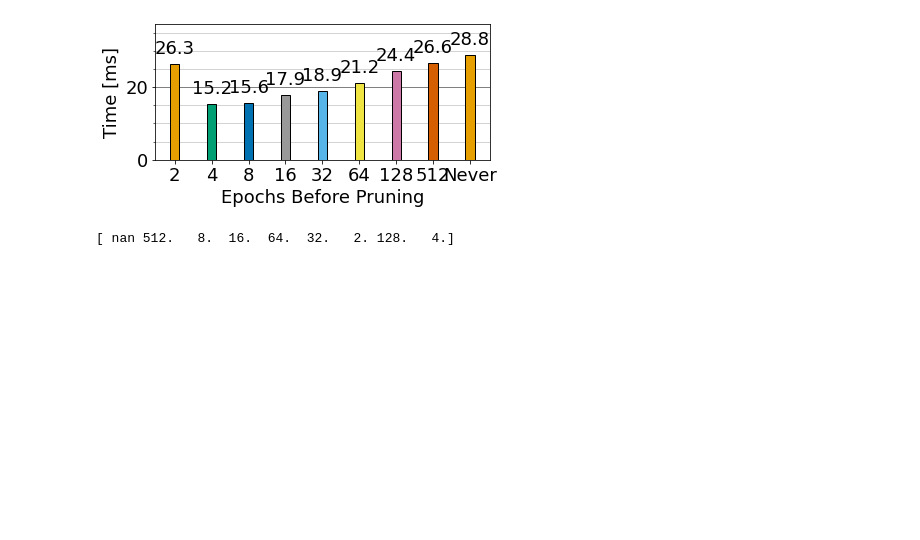
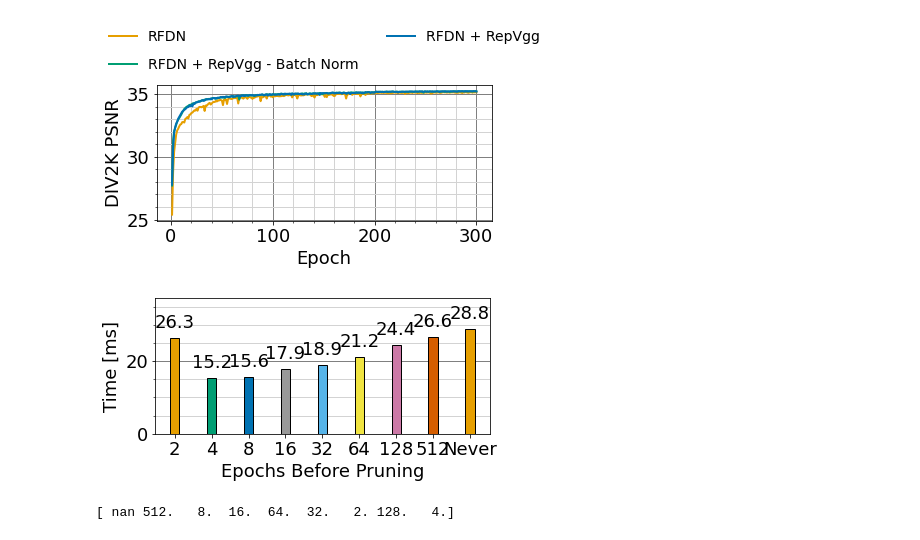
Before and after one commit to MartinBuessemeyer/Efficient-Image-Super-Resolution, a Jupyter notebook: notebooks/visualizations.ipynb, the cells around one changed output. Saved outputs shown, nothing was run; the diff lists cells and outputs as text; code cells hidden in the pictures; blank space fills up the shorter version.

```diff
--- a/notebooks/visualizations.ipynb
+++ b/notebooks/visualizations.ipynb
@@ -111,9 +111,11 @@ def get_data(columns: list[str]):
 # %%
 data = get_data(["validate.DIV2K.psnr_scale_2", "Epoch"])
 filtered_x = data.filter(regex=("Epoch_rfdn.*_600.csv")).head(300).transpose()
 filtered_y = data.filter(regex=("validate\.DIV2K.psnr_scale_2.*_600.csv")).head(300).transpose()
-lables = ["RFDN", "RFDN + RepVgg"]
-make_line_chart(filtered_x.values, filtered_y.values, lables, "Epoch", "DIV2K PSNR", "epoch_psnr_scale.svg", legend_location="upper center")
+lables = ["RFDN", "RFDN + RepVgg - Batch Norm", "RFDN + RepVgg"]
+make_line_chart(filtered_x.values, filtered_y.values, lables, "Epoch", "DIV2K PSNR", "epoch_psnr_scale.svg", legend_location="upper center", ncol=2, columnspacing=-10)
+# %% [output]
+[figure, added]
 # %%
 data = get_data(["validate.mean_forward_pass_time", "config.epochs_before_pruning"])
 filtered_y = data.filter(regex=("validate\.mean_forward_pass_time_rfdn_advanced_600_epochs_before_pruning.*")).mean()
```
Also changed, not shown: parts of 3 cells of this notebook.
